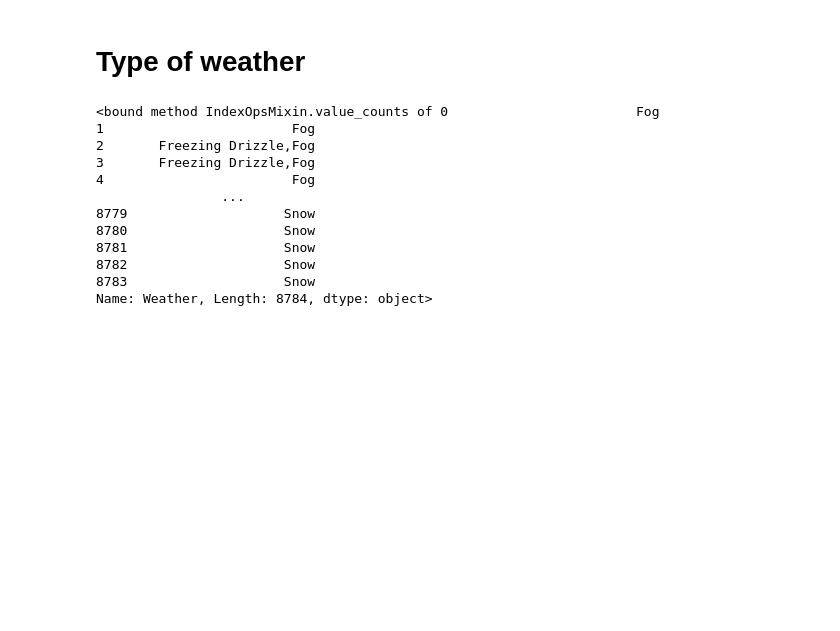
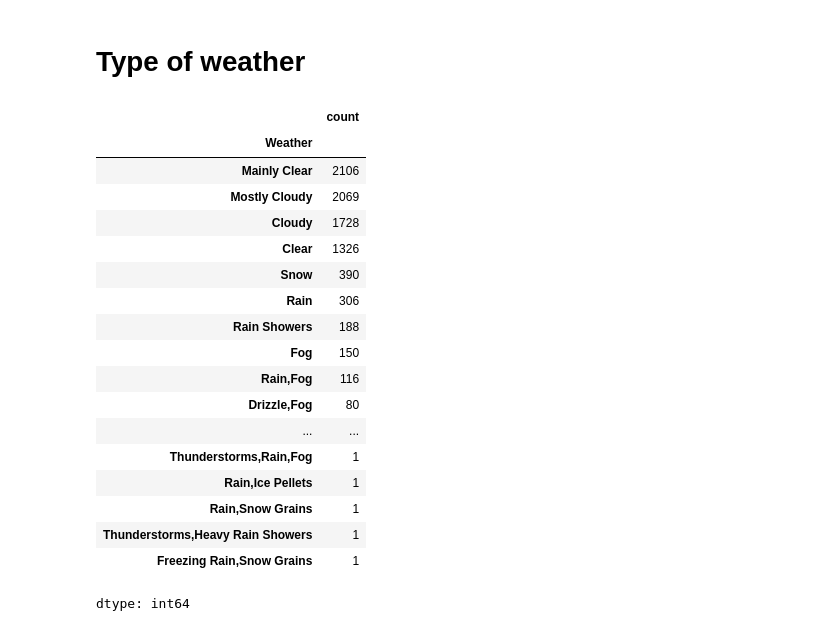
Before and after one commit to Adeoye03/ML, a Jupyter notebook: WeatherPrediction.ipynb, the cells around one changed output. Drawn from its saved outputs; the diff is of its cells as text; code cells hidden in the pictures; blank space fills up the shorter version.

```diff
--- a/WeatherPrediction.ipynb
+++ b/WeatherPrediction.ipynb
@@ -49,17 +49,24 @@ memory usage: 549.1+ KB
 # %% [markdown]
 # **Type of weather**
 # %%
-data.Weather.value_counts
+data.Weather.value_counts()
 # %% [output]
+|  | count |
+| Weather |  |
+| Mainly Clear | 2106 |
+| Mostly Cloudy | 2069 |
+| Cloudy | 1728 |
+| Clear | 1326 |
+| Snow | 390 |
+| Rain | 306 |
+| Rain Showers | 188 |
+| Fog | 150 |
+| Rain,Fog | 116 |
+| Drizzle,Fog | 80 |
+| ... | ... |
+| Thunderstorms,Rain,Fog | 1 |
+| Rain,Ice Pellets | 1 |
+| Rain,Snow Grains | 1 |
+| Thunderstorms,Heavy Rain Showers | 1 |
+| Freezing Rain,Snow Grains | 1 |
-<bound method IndexOpsMixin.value_counts of 0                        Fog
-1                        Fog
-2       Freezing Drizzle,Fog
-3       Freezing Drizzle,Fog
-4                        Fog
-                ...
-8779                    Snow
-8780                    Snow
-8781                    Snow
-8782                    Snow
-8783                    Snow
-Name: Weather, Length: 8784, dtype: object>
+dtype: int64
```
Also changed, not shown: parts of 13 cells of this notebook.
